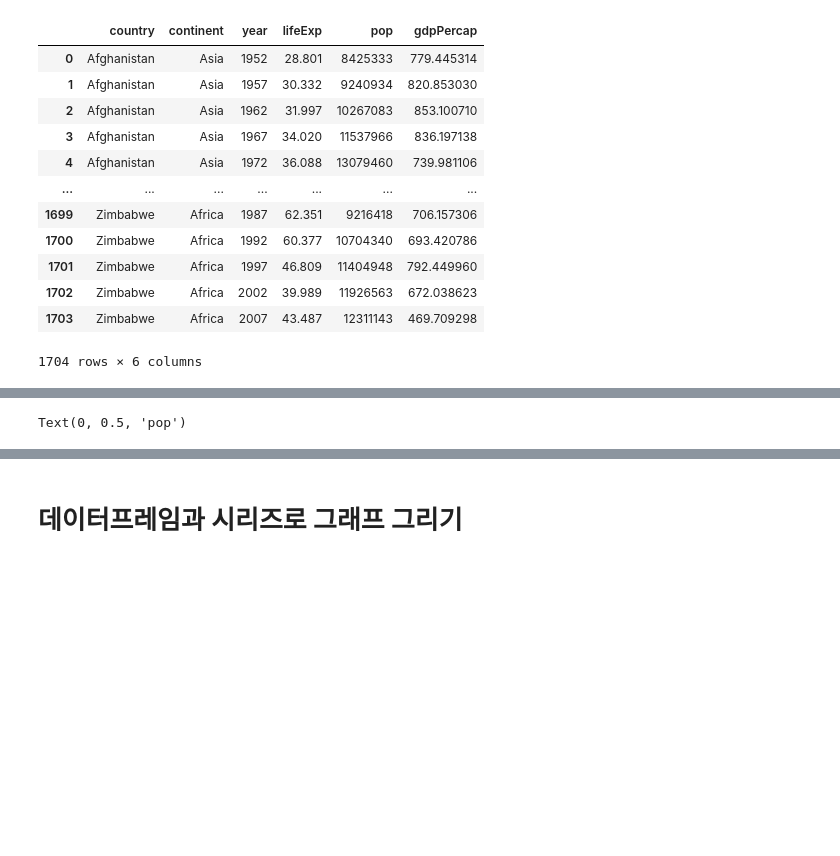
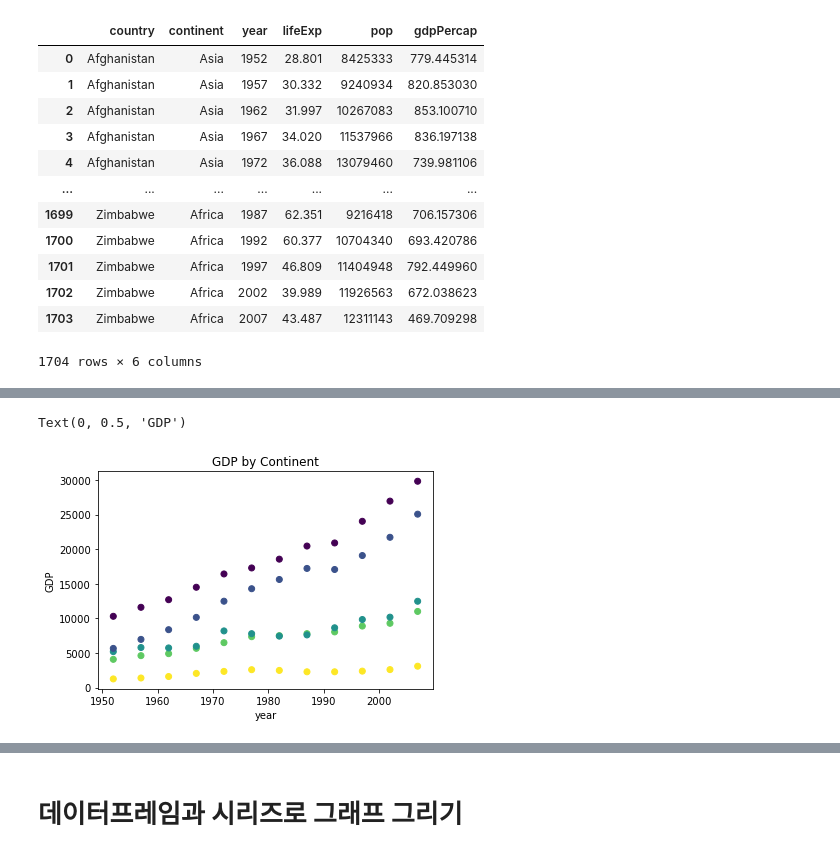
Before and after one commit to Suhhye-kang/Pandas, a Jupyter notebook: doit/notebook/04_practice_shkang.ipynb, the cells around one changed output, grey strips where cells are left out. Drawn from its saved outputs; the diff is of its cells as text; code cells hidden in the pictures; blank space fills up the shorter version.

```diff
--- a/doit/notebook/04_practice_shkang.ipynb
+++ b/doit/notebook/04_practice_shkang.ipynb
@@ -210,0 +245,3 @@ df
+# %%
+gdp_by_continent=gapminder.groupby(['continent','year'],as_index=False)['gdpPercap'].mean()
+gdp_by_continent
@@ -211,8 +266,24 @@ df
+# %%
+def recode_continent(continent):
+    if continent == 'Oceania':
+        return 0
+    elif continent == 'Europe':
+        return 1
+    elif continent == 'Asia':
+        return 2
+    elif continent == 'Americas':
+        return 3
+    else:
+        return 4
+# %%
+gdp_by_continent['continent_color']=gdp_by_continent['continent'].apply(recode_continent)
 # %%
-scatter_plot=plt.figure()
-axes1=scatter_plot.add_subplot(1,1,1)
-axes1.scatter(df['year'],df['pop'])
-axes1.set_title("Population by Year")
-axes1.set_xlabel("year")
-axes1.set_ylabel("pop")
+fig=plt.figure()
+axes1=fig.add_subplot(1,1,1)
+axes1.scatter(x=gdp_by_continent['year'],y=gdp_by_continent['gdpPercap'],
+              c=gdp_by_continent['continent_color']
+)
+axes1.set_title('GDP by Continent')
+axes1.set_xlabel('year')
+axes1.set_ylabel('GDP')
 # %% [output]
@@ -221 +290,2 @@ axes1.set_ylabel("pop")
-Text(0, 0.5, 'pop')
+Text(0, 0.5, 'GDP')
+[figure, added]
```
Also changed, not shown: parts of 31 cells of this notebook, 1 other file.
